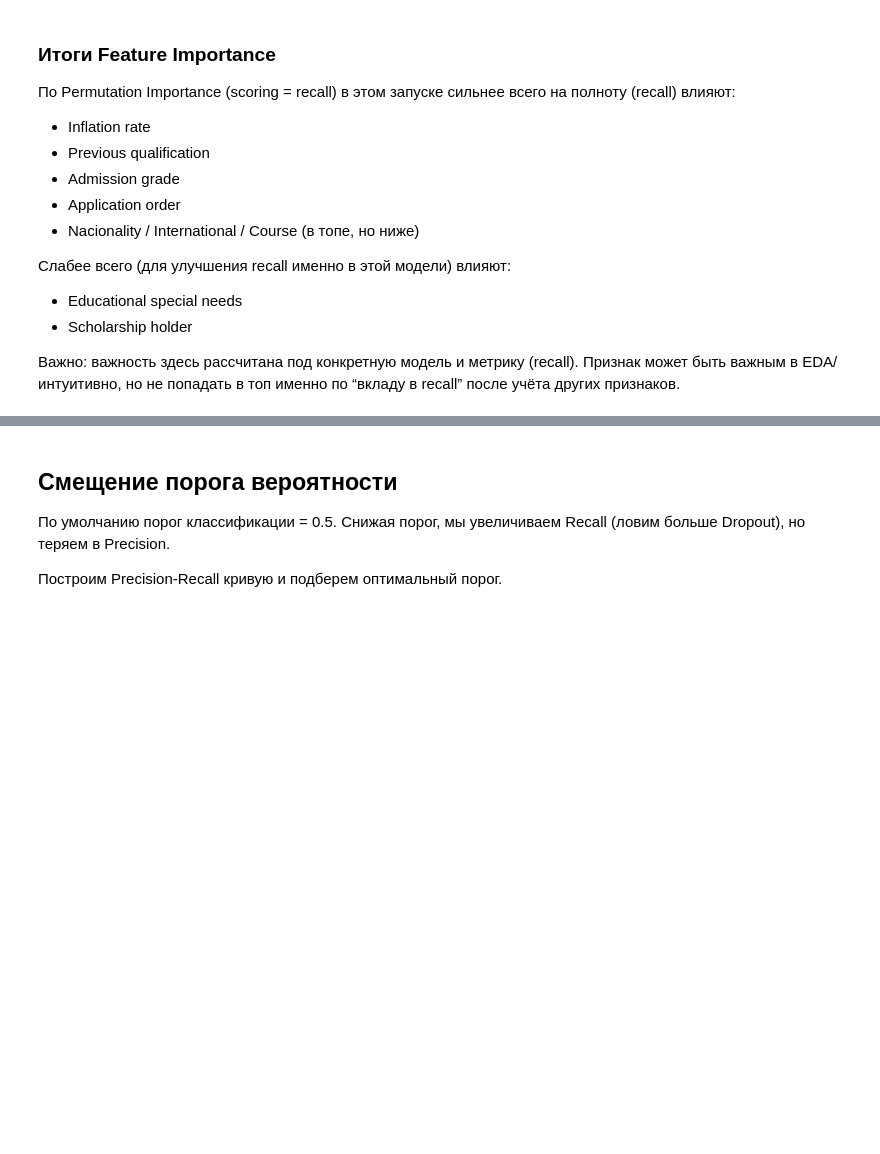
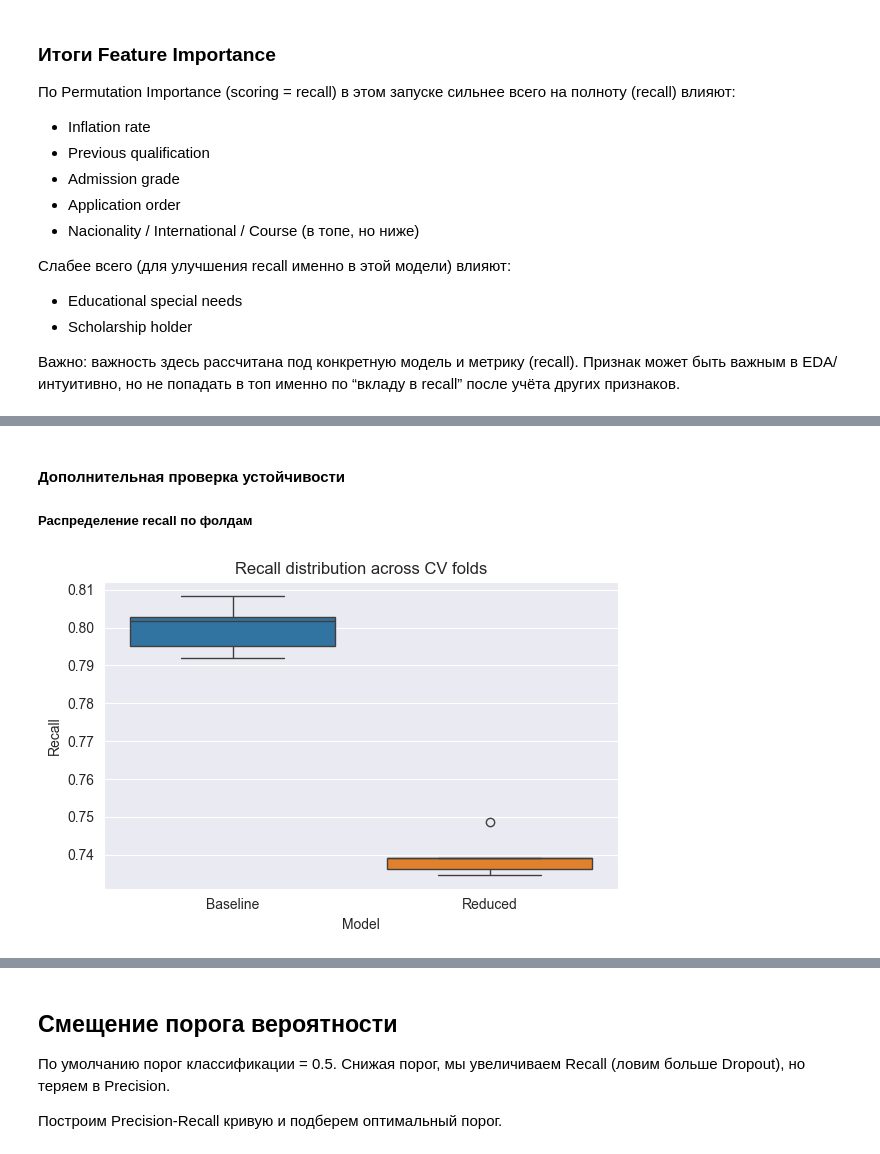
Before and after one commit to Tsur1k/ML-case4, a Jupyter notebook: notebooks/main.ipynb, the cells around one changed output, grey strips where cells are left out. Saved outputs shown, nothing was run; the diff lists cells and outputs as text; code cells hidden in the pictures; blank space fills up the shorter version.

```diff
--- a/notebooks/main.ipynb
+++ b/notebooks/main.ipynb
@@ -1178,0 +1231,2 @@ Daytime/evening attendance         0.013303        0.002243
+# %%
+selected_features = [c for c in X.columns if c not in weak_features]
@@ -1178,0 +1319,44 @@ Daytime/evening attendance         0.013303        0.002243
+# %% [markdown]
+#### Дополнительная проверка устойчивости
+
+##### Распределение recall по фолдам
+# %%
+baseline_scores = cross_val_score(
+    final_model,
+    X,
+    y,
+    cv=cv,
+    scoring='recall',
+    n_jobs=-1
+)
+
+reduced_scores = cross_val_score(
+    final_model_reduced,
+    X[selected_features],
+    y,
+    cv=cv,
+    scoring='recall',
+    n_jobs=-1
+)
+# %%
+import pandas as pd
+
+scores_df = pd.DataFrame({
+    'Recall': list(baseline_scores) + list(reduced_scores),
+    'Model': ['Baseline'] * len(baseline_scores) + ['Reduced'] * len(reduced_scores)
+})
+# %%
+plt.figure(figsize=(6, 4))
+sns.boxplot(
+    data=scores_df,
+    x='Model',
+    y='Recall',
+    hue='Model',
+    legend=False
+)
+plt.title('Recall distribution across CV folds')
+plt.ylabel('Recall')
+plt.tight_layout()
+plt.show()
+# %% [output]
+[figure, added]
```
Also changed, not shown: parts of 34 cells of this notebook.
